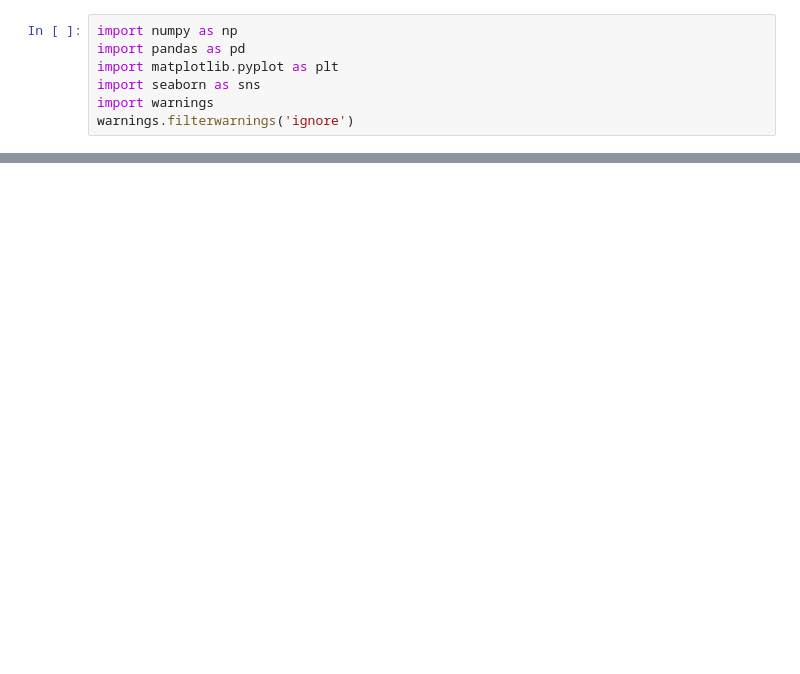
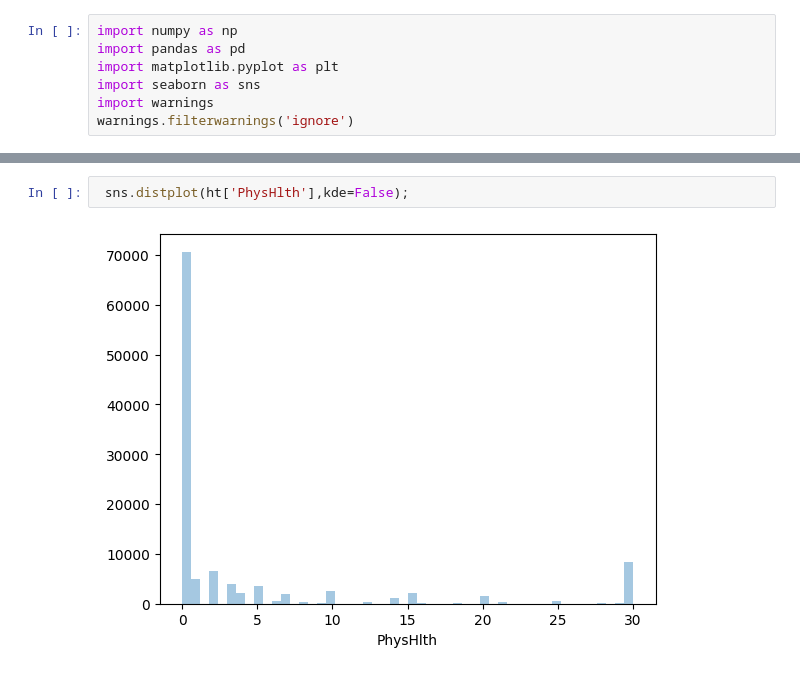
Before and after one commit to DerivativeJRM07/heart_jrm, a Jupyter notebook: Univariate_jrm.ipynb, the cells around one changed output, grey strips where cells are left out. Cells and saved outputs as stored; diff of their text form; blank space fills up the shorter version.

```diff
--- a/Univariate_jrm.ipynb
+++ b/Univariate_jrm.ipynb
@@ -39,0 +38,4 @@ sns.boxplot(ht['Age'])
+# %%
+ sns.distplot(ht['PhysHlth'],kde=False);
+# %% [output]
+[figure, added]
```
Also changed, not shown: parts of 11 cells of this notebook.
